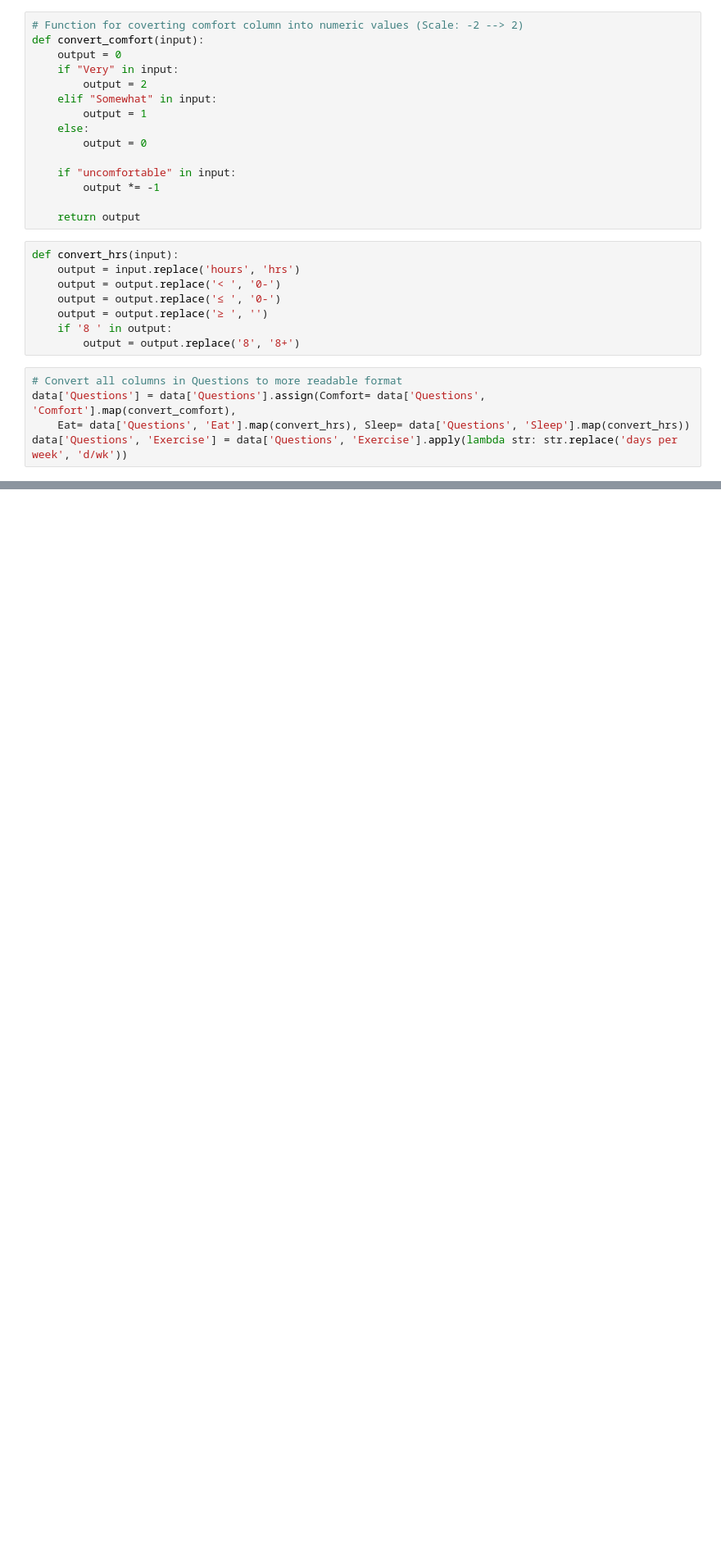
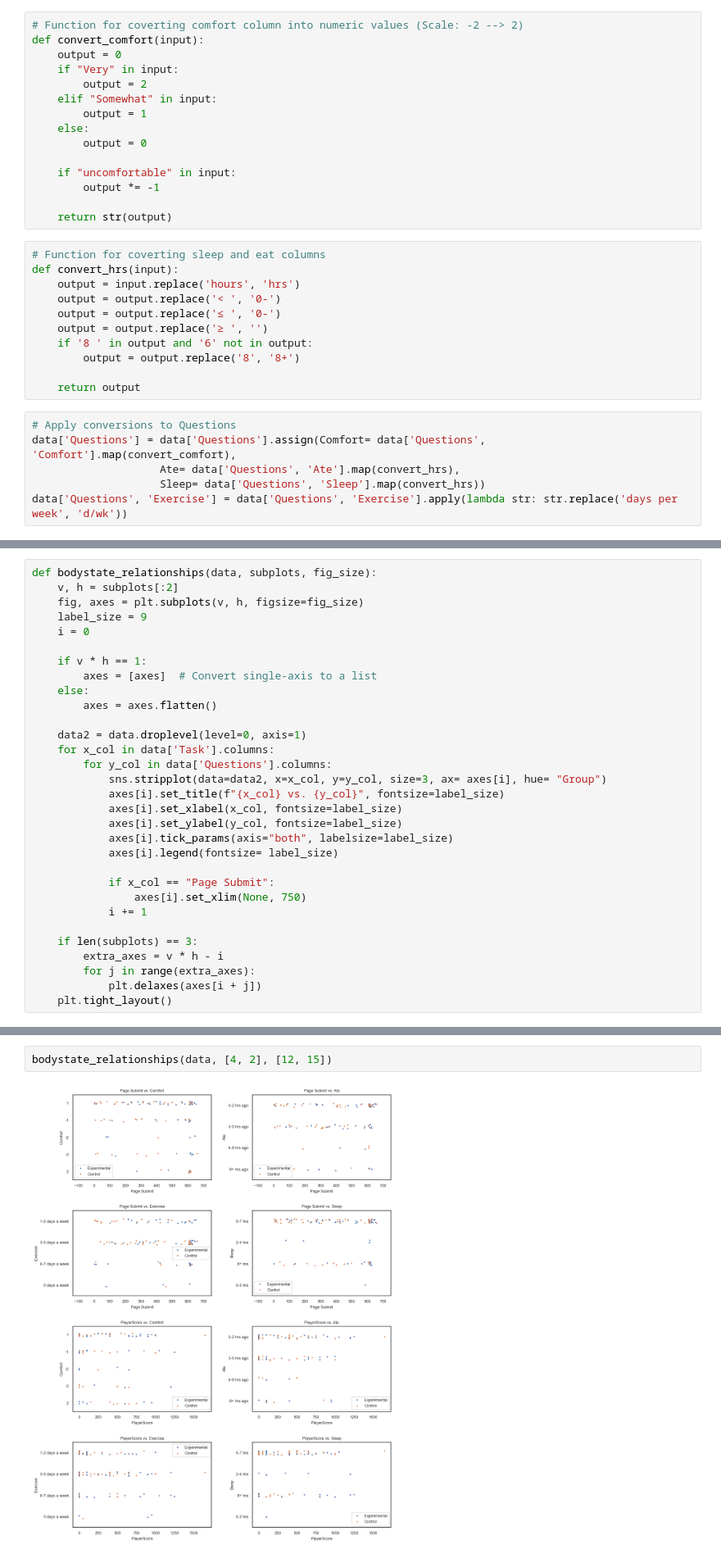
Before and after one commit to sophieneale/COGS164, a Jupyter notebook: 164vis.ipynb, the cells around one changed output, grey strips where cells are left out. Shown at 82% size. Saved outputs shown, nothing was run; the diff lists cells and outputs as text; blank space fills up the shorter version.

```diff
--- a/164vis.ipynb
+++ b/164vis.ipynb
@@ -134,17 +135,21 @@ def convert_comfort(input):
     if "uncomfortable" in input:
         output *= -1
 
-    return output
+    return str(output)
 # %%
+# Function for coverting sleep and eat columns
 def convert_hrs(input):
     output = input.replace('hours', 'hrs')
     output = output.replace('< ', '0-')
     output = output.replace('≤ ', '0-')
     output = output.replace('≥ ', '')
-    if '8 ' in output:
+    if '8 ' in output and '6' not in output:
         output = output.replace('8', '8+')
+
+    return output
 # %%
-# Convert all columns in Questions to more readable format
+# Apply conversions to Questions
 data['Questions'] = data['Questions'].assign(Comfort= data['Questions', 'Comfort'].map(convert_comfort),
-    Eat= data['Questions', 'Eat'].map(convert_hrs), Sleep= data['Questions', 'Sleep'].map(convert_hrs))
+                    Ate= data['Questions', 'Ate'].map(convert_hrs),
+                    Sleep= data['Questions', 'Sleep'].map(convert_hrs))
 data['Questions', 'Exercise'] = data['Questions', 'Exercise'].apply(lambda str: str.replace('days per week', 'd/wk'))
@@ -393,0 +470,31 @@ plot_bodystate(data, [2, 2], (12, 9))
+# %%
+def bodystate_relationships(data, subplots, fig_size):
+    v, h = subplots[:2]
+    fig, axes = plt.subplots(v, h, figsize=fig_size)
+    label_size = 9
+    i = 0
+
+    if v * h == 1:
+        axes = [axes]  # Convert single-axis to a list
+    else:
+        axes = axes.flatten()
+
+    data2 = data.droplevel(level=0, axis=1)
+    for x_col in data['Task'].columns:
+        for y_col in data['Questions'].columns:
+            sns.stripplot(data=data2, x=x_col, y=y_col, size=3, ax= axes[i], hue= "Group")
+            axes[i].set_title(f"{x_col} vs. {y_col}", fontsize=label_size)
+            axes[i].set_xlabel(x_col, fontsize=label_size)
+            axes[i].set_ylabel(y_col, fontsize=label_size)
+            axes[i].tick_params(axis="both", labelsize=label_size)
+            axes[i].legend(fontsize= label_size)
+
+            if x_col == "Page Submit":
+                axes[i].set_xlim(None, 750)
+            i += 1
+
+    if len(subplots) == 3:
+        extra_axes = v * h - i
+        for j in range(extra_axes):
+            plt.delaxes(axes[i + j])
+    plt.tight_layout()
@@ -393,0 +505,4 @@ plot_bodystate(data, [2, 2], (12, 9))
+# %%
+bodystate_relationships(data, [4, 2], [12, 15])
+# %% [output]
+[figure, added]
```
Also changed, not shown: parts of 31 cells of this notebook.
